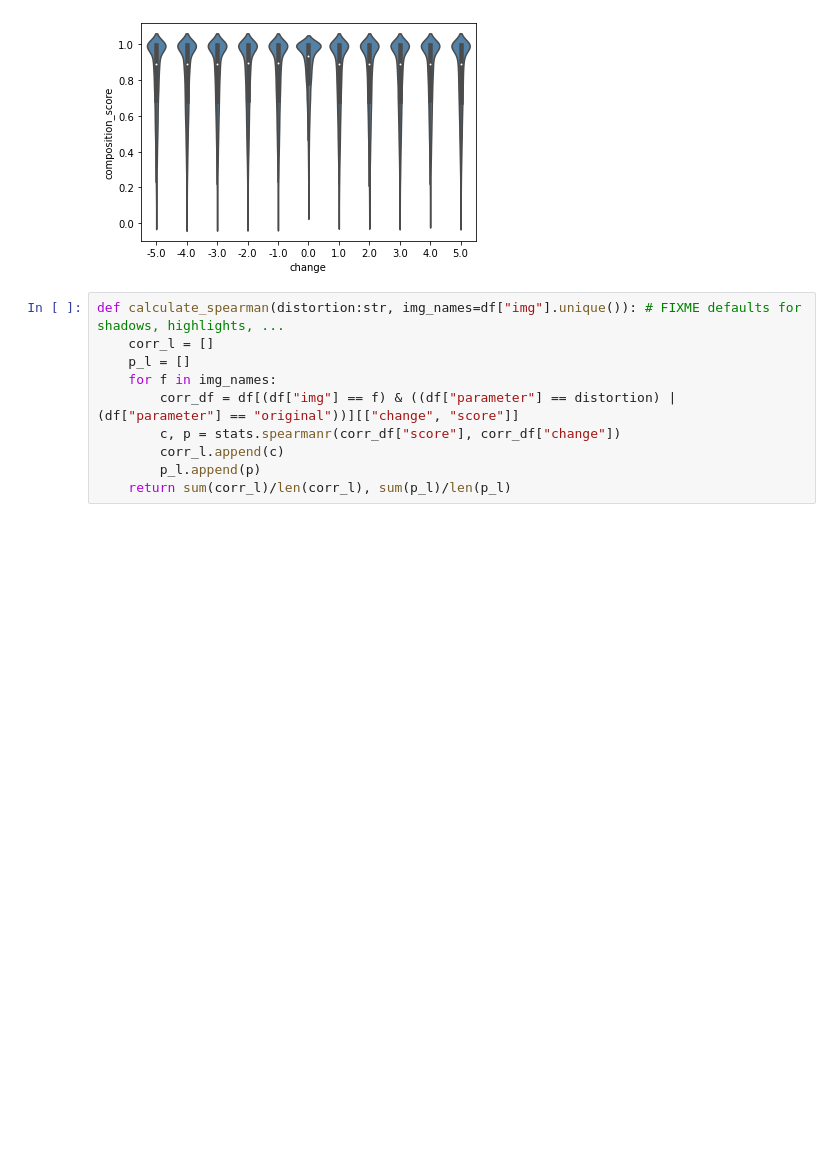
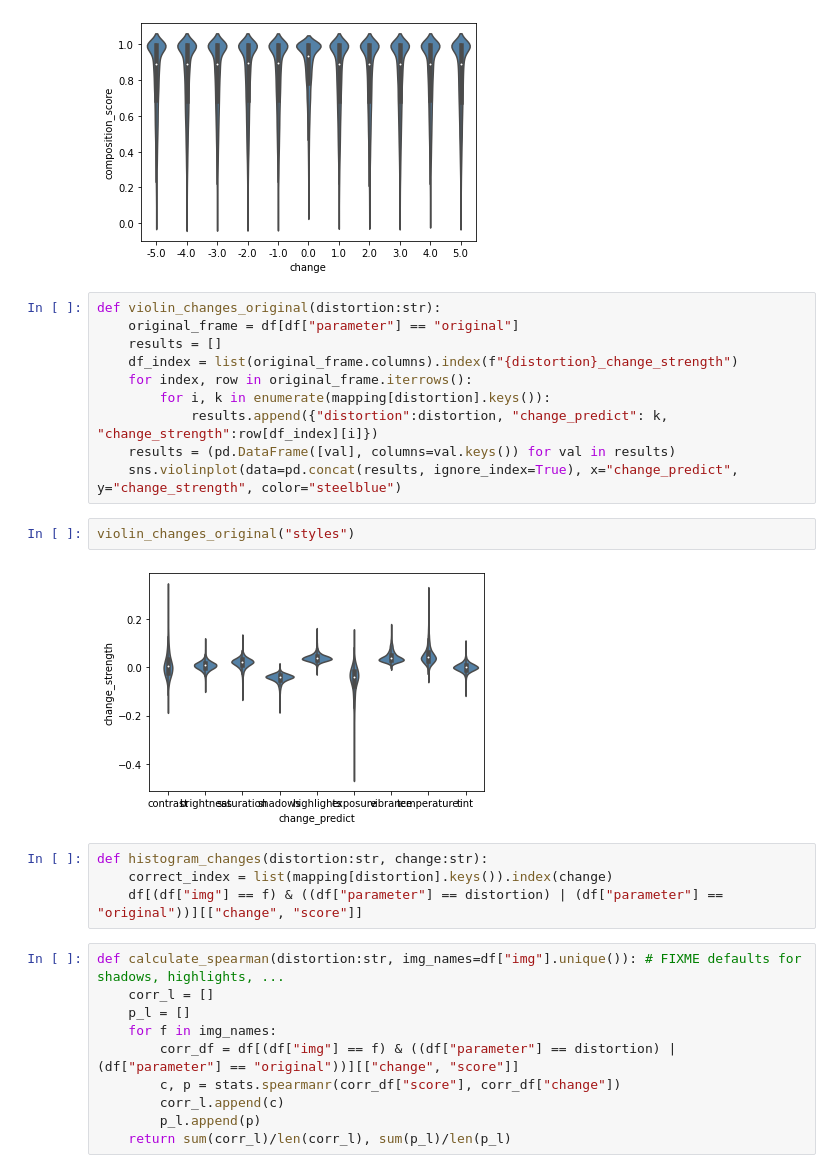
Before and after one commit to janpf/NIAA, a Jupyter notebook: analysis_code/SSMTIA_test.ipynb, the cells around one changed output. Saved outputs shown, nothing was run; the diff lists cells and outputs as text; blank space fills up the shorter version.

```diff
--- a/analysis_code/SSMTIA_test.ipynb
+++ b/analysis_code/SSMTIA_test.ipynb
@@ -94,6 +94,24 @@ violin_distortion("jpeg_compression", "technical_score")
 violin_distortion("hcrop", "composition_score")
 # %% [output]
 [figure]
+# %%
+def violin_changes_original(distortion:str):
+    original_frame = df[df["parameter"] == "original"]
+    results = []
+    df_index = list(original_frame.columns).index(f"{distortion}_change_strength")
+    for index, row in original_frame.iterrows():
+        for i, k in enumerate(mapping[distortion].keys()):
+            results.append({"distortion":distortion, "change_predict": k, "change_strength":row[df_index][i]})
+    results = (pd.DataFrame([val], columns=val.keys()) for val in results)
+    sns.violinplot(data=pd.concat(results, ignore_index=True), x="change_predict", y="change_strength", color="steelblue")
+# %%
+violin_changes_original("styles")
+# %% [output]
+[figure, added]
+# %%
+def histogram_changes(distortion:str, change:str):
+    correct_index = list(mapping[distortion].keys()).index(change)
+    df[(df["img"] == f) & ((df["parameter"] == distortion) | (df["parameter"] == "original"))][["change", "score"]]
 # %%
 def calculate_spearman(distortion:str, img_names=df["img"].unique()): # FIXME defaults for shadows, highlights, ...
     corr_l = []
```
